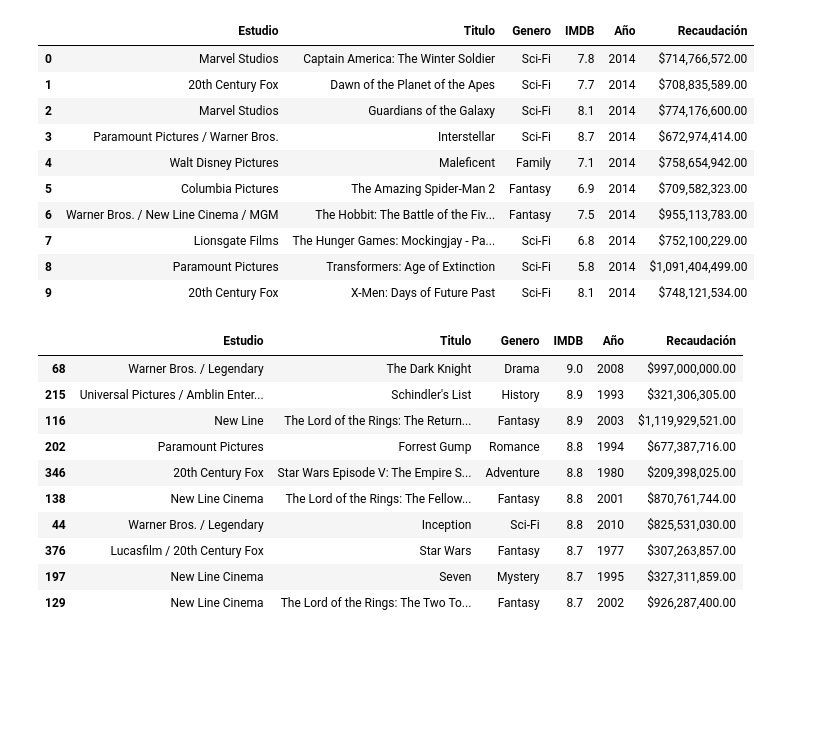
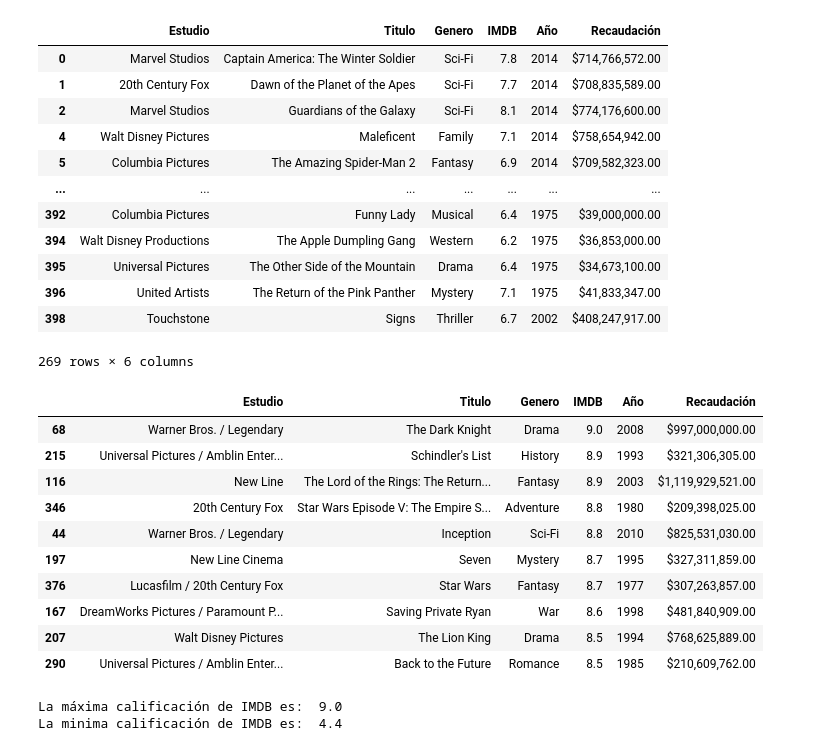
Before and after one commit to RAIGOZAGIAN1997/MineriaDatos, a Jupyter notebook: Practicas_Mineria_de_Datos.ipynb, the cells around one changed output. Cells and saved outputs as stored; diff of their text form; code cells hidden in the pictures; blank space fills up the shorter version.

```diff
--- a/Practicas_Mineria_de_Datos.ipynb
+++ b/Practicas_Mineria_de_Datos.ipynb
@@ -33,24 +33,28 @@ df.rename({'title': 'Titulo','studio': 'Estudio', 'Genre_1': 'Genero','imdb_rati
 #Se coloca 0 en los años donde no hay información
 df['Año'] = df['Año'].fillna(0)
 #Se transforma los años flotantes en enteros
-df['Año'] = df['Año'].astype(np.int64 , errors='ignore')
+df['Año'] = df['Año'].astype(np.int64, errors='ignore')
+#Se eliminan valores nulos
+df = df.dropna()
 # %%
 #Se crea el DataFrame final en el que se va trabajar
 df_final = pd.DataFrame.from_dict(df.loc[:,['Estudio','Titulo','Genero','IMDB','Año','Recaudación']])
 #Se comprueba el dataframe con los nuevos nombres y las columnas seleccionadas
-df_final.head(10)
+df_final.head(500)
 # %% [output]
 |  | Estudio | Titulo | Genero | IMDB | Año | Recaudación |
 | 0 | Marvel Studios | Captain America: The Winter Soldier | Sci-Fi | 7.8 | 2014 | $714,766,572.00 |
 | 1 | 20th Century Fox | Dawn of the Planet of the Apes | Sci-Fi | 7.7 | 2014 | $708,835,589.00 |
 | 2 | Marvel Studios | Guardians of the Galaxy | Sci-Fi | 8.1 | 2014 | $774,176,600.00 |
-| 3 | Paramount Pictures / Warner Bros. | Interstellar | Sci-Fi | 8.7 | 2014 | $672,974,414.00 |
 | 4 | Walt Disney Pictures | Maleficent | Family | 7.1 | 2014 | $758,654,942.00 |
 | 5 | Columbia Pictures | The Amazing Spider-Man 2 | Fantasy | 6.9 | 2014 | $709,582,323.00 |
-| 6 | Warner Bros. / New Line Cinema / MGM | The Hobbit: The Battle of the Fiv... | Fantasy | 7.5 | 2014 | $955,113,783.00 |
-| 7 | Lionsgate Films | The Hunger Games: Mockingjay - Pa... | Sci-Fi | 6.8 | 2014 | $752,100,229.00 |
-| 8 | Paramount Pictures | Transformers: Age of Extinction | Sci-Fi | 5.8 | 2014 | $1,091,404,499.00 |
-| 9 | 20th Century Fox | X-Men: Days of Future Past | Sci-Fi | 8.1 | 2014 | $748,121,534.00 |
+| ... | ... | ... | ... | ... | ... | ... |
+| 392 | Columbia Pictures | Funny Lady | Musical | 6.4 | 1975 | $39,000,000.00 |
+| 394 | Walt Disney Productions | The Apple Dumpling Gang | Western | 6.2 | 1975 | $36,853,000.00 |
+| 395 | Universal Pictures | The Other Side of the Mountain | Drama | 6.4 | 1975 | $34,673,100.00 |
+| 396 | United Artists | The Return of the Pink Panther | Mystery | 7.1 | 1975 | $41,833,347.00 |
+| 398 | Touchstone | Signs | Thriller | 6.7 | 2002 | $408,247,917.00 |
+269 rows × 6 columns
 # %%
 #Se ordena por su clasificación IMDB de manera descendente
 Ordenar_IMDB = df_final.sort_values('IMDB',ascending=False)
@@ -60,10 +64,20 @@ Ordenar_IMDB.head(10)
 | 68 | Warner Bros. / Legendary | The Dark Knight | Drama | 9.0 | 2008 | $997,000,000.00 |
 | 215 | Universal Pictures / Amblin Enter... | Schindler's List | History | 8.9 | 1993 | $321,306,305.00 |
 | 116 | New Line | The Lord of the Rings: The Return... | Fantasy | 8.9 | 2003 | $1,119,929,521.00 |
-| 202 | Paramount Pictures | Forrest Gump | Romance | 8.8 | 1994 | $677,387,716.00 |
 | 346 | 20th Century Fox | Star Wars Episode V: The Empire S... | Adventure | 8.8 | 1980 | $209,398,025.00 |
-| 138 | New Line Cinema | The Lord of the Rings: The Fellow... | Fantasy | 8.8 | 2001 | $870,761,744.00 |
 | 44 | Warner Bros. / Legendary | Inception | Sci-Fi | 8.8 | 2010 | $825,531,030.00 |
+| 197 | New Line Cinema | Seven | Mystery | 8.7 | 1995 | $327,311,859.00 |
 | 376 | Lucasfilm / 20th Century Fox | Star Wars | Fantasy | 8.7 | 1977 | $307,263,857.00 |
-| 197 | New Line Cinema | Seven | Mystery | 8.7 | 1995 | $327,311,859.00 |
-| 129 | New Line Cinema | The Lord of the Rings: The Two To... | Fantasy | 8.7 | 2002 | $926,287,400.00 |
+| 167 | DreamWorks Pictures / Paramount P... | Saving Private Ryan | War | 8.6 | 1998 | $481,840,909.00 |
+| 207 | Walt Disney Pictures | The Lion King | Drama | 8.5 | 1994 | $768,625,889.00 |
+| 290 | Universal Pictures / Amblin Enter... | Back to the Future | Romance | 8.5 | 1985 | $210,609,762.00 |
+# %%
+#Operaciones para conocer la máxima calificación y la minima calificación de IMDB
+Clasificacion_peliculas  = df_final['IMDB']
+maximo = max(Clasificacion_peliculas)
+minimo = min(Clasificacion_peliculas)
+print('La máxima calificación de IMDB es: ', maximo)
+print('La minima calificación de IMDB es: ', minimo)
+# %% [output]
+La máxima calificación de IMDB es:  9.0
+La minima calificación de IMDB es:  4.4
```
Also changed, not shown: parts of 5 cells of this notebook.
